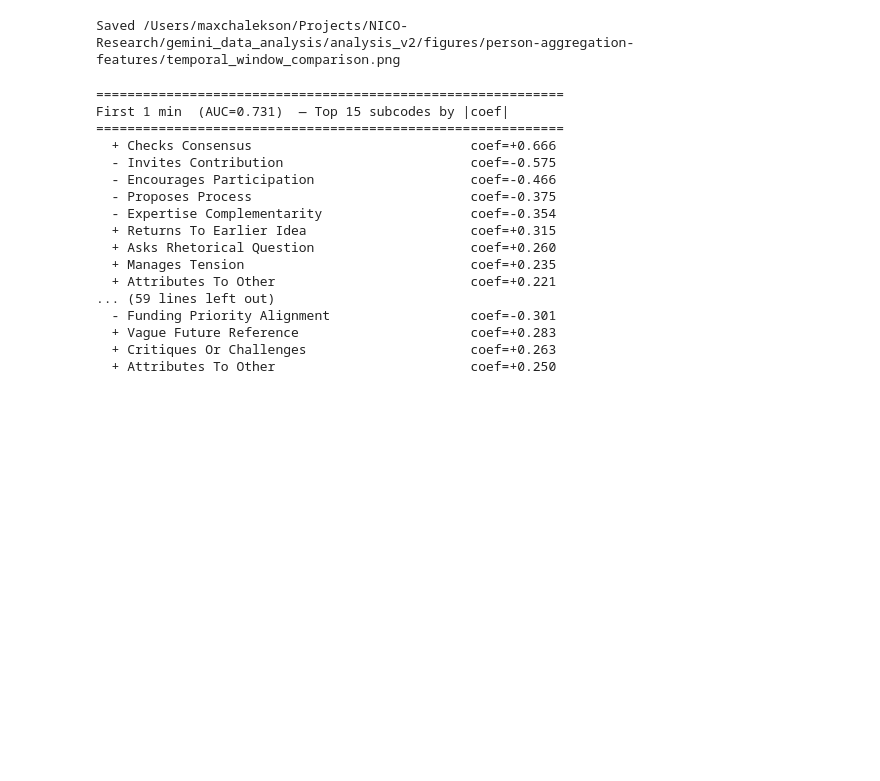
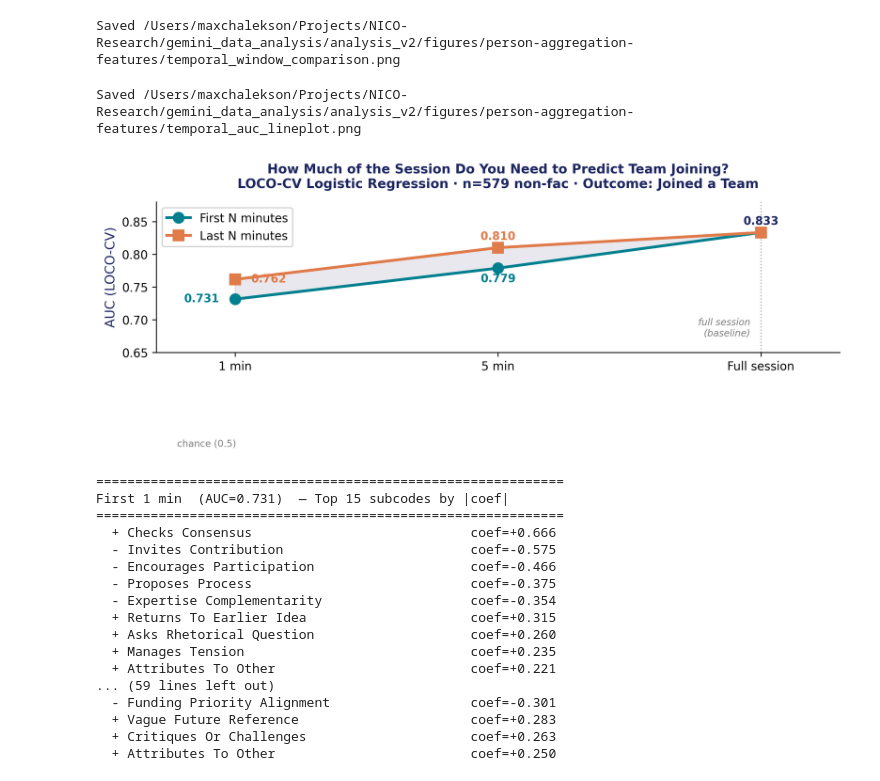
Before and after one commit to eveyhuang/gemini_data_analysis, a Jupyter notebook: analysis_v2/notebooks/8-temporal_predictive_power.ipynb, the cells around one changed output. Saved outputs shown, nothing was run; the diff lists cells and outputs as text; code cells hidden in the pictures; blank space fills up the shorter version.

```diff
--- a/analysis_v2/notebooks/8-temporal_predictive_power.ipynb
+++ b/analysis_v2/notebooks/8-temporal_predictive_power.ipynb
@@ -350,6 +352,78 @@ plt.show()
 print(f"Saved {out_path}")
 # %% [output]
 Saved /Users/maxchalekson/Projects/NICO-Research/gemini_data_analysis/analysis_v2/figures/person-aggregation-features/temporal_window_comparison.png
+# %%
+# ── line plot: AUC vs window duration, by position (start vs end) ─────────────
+from IPython.display import Image, display
+
+x_ticks  = [0, 1, 2]
+x_labels = ["1 min", "5 min", "Full session"]
+
+first_auc = [results["first_1min"]["auc"], results["first_5min"]["auc"], results["full_session"]["auc"]]
+last_auc  = [results["last_1min"]["auc"],  results["last_5min"]["auc"],  results["full_session"]["auc"]]
+full_auc  =  results["full_session"]["auc"]
+
+fig, ax = plt.subplots(figsize=(9, 5))
+fig.patch.set_facecolor("white")
+ax.set_facecolor("white")
+
+# chance baseline
+ax.axhline(0.5, color=GRAY, linestyle="--", linewidth=1, zorder=1)
+ax.text(-0.22, 0.503, "chance (0.5)", fontsize=8, color="gray", va="bottom")
+
+# shaded gap between lines
+ax.fill_between(x_ticks, first_auc, last_auc, alpha=0.10, color=NAVY)
+
+# lines
+ax.plot(x_ticks, first_auc, color=TEAL,   marker="o", markersize=9,
+        linewidth=2.4, label="First N minutes", zorder=3)
+ax.plot(x_ticks, last_auc,  color=ORANGE, marker="s", markersize=9,
+        linewidth=2.4, label="Last N minutes",  zorder=3)
+
+# annotate — offset 1-min labels left/right to avoid overlap, 5-min above/below
+label_cfg = [
+    # (xi, value, color, ha, va, x_offset, y_offset)
+    (0, first_auc[0], TEAL,   "right", "center", -0.06,  0.000),   # first 1min — left
+    (0, last_auc[0],  ORANGE, "left",  "center",  0.06,  0.000),   # last 1min  — right
+    (1, first_auc[1], TEAL,   "center","top",      0.00, -0.008),  # first 5min — below
+    (1, last_auc[1],  ORANGE, "center","bottom",   0.00,  0.008),  # last 5min  — above
+    (2, full_auc,     NAVY,   "center","bottom",   0.00,  0.008),  # full session — once
+]
+for xi, val, col, ha, va, dx, dy in label_cfg:
+    ax.text(xi + dx, val + dy, f"{val:.3f}", ha=ha, va=va,
+            fontsize=9.5, color=col, fontweight="bold")
+
+# full-session vertical marker
+ax.axvline(2, color=GRAY, linestyle=":", linewidth=1, zorder=1)
+ax.text(1.96, 0.672, "full session\n(baseline)", ha="right", fontsize=8,
+        color="gray", style="italic", va="bottom")
+
+ax.set_xticks(x_ticks)
+ax.set_xticklabels(x_labels, fontsize=11)
+ax.set_ylabel("AUC (LOCO-CV)", fontsize=11, color=NAVY)
+ax.set_ylim(0.65, 0.88)
+ax.set_xlim(-0.3, 2.3)
+ax.set_title(
+    "How Much of the Session Do You Need to Predict Team Joining?\n"
+    "LOCO-CV Logistic Regression · n=579 non-fac · Outcome: Joined a Team",
+    fontsize=11, fontweight="bold", color=NAVY, pad=12,
+)
+ax.legend(fontsize=10, frameon=True, framealpha=0.9, loc="upper left")
+ax.spines[["top", "right"]].set_visible(False)
+ax.tick_params(axis="both", labelsize=10)
+
+fig.tight_layout()
+
+line_png = FIG_DIR / "temporal_auc_lineplot.png"
+line_pdf = FIG_DIR / "temporal_auc_lineplot.pdf"
+fig.savefig(line_png, dpi=300, bbox_inches="tight")
+fig.savefig(line_pdf,          bbox_inches="tight")
+plt.show()
+print(f"Saved {line_png}")
+display(Image(filename=str(line_png)))
+# %% [output]
+Saved /Users/maxchalekson/Projects/NICO-Research/gemini_data_analysis/analysis_v2/figures/person-aggregation-features/temporal_auc_lineplot.png
+[figure, added]
 # %%
 # ── significant behaviors per window (sklearn coefficients) ───────────────────
 # statsmodels fails on sparse window data (singular matrix) because most people
```
Also changed, not shown: parts of 2 cells of this notebook, 3 other files.
